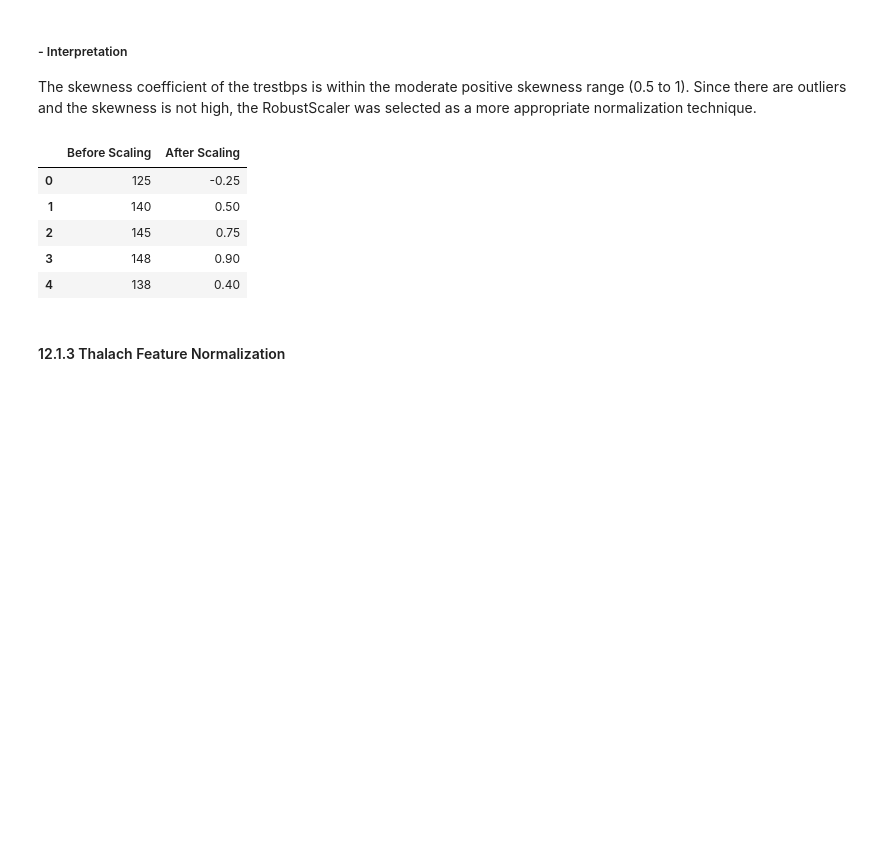
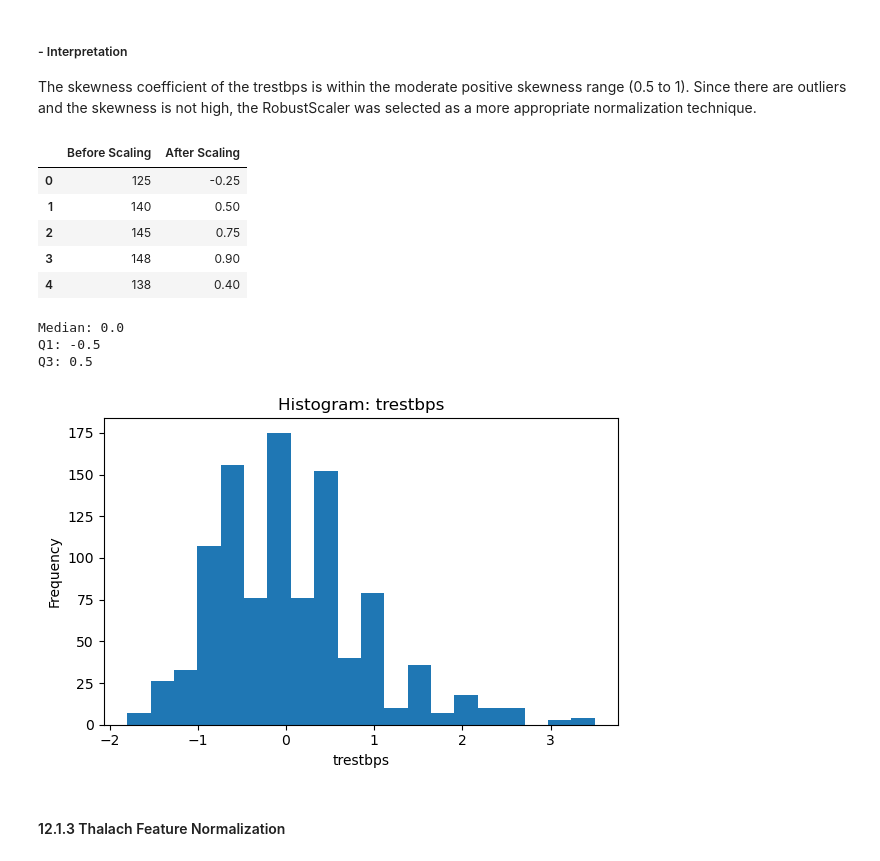
Before and after one commit to Janau00/SWE485-Project-Group9, a Jupyter notebook: Phase1_Data_Exploration.ipynb, the cells around one changed output. Saved outputs shown, nothing was run; the diff lists cells and outputs as text; code cells hidden in the pictures; blank space fills up the shorter version.

```diff
--- a/Phase1_Data_Exploration.ipynb
+++ b/Phase1_Data_Exploration.ipynb
@@ -513,25 +547,42 @@ Since there are outliers and the skewness is not high, the RobustScaler was sele
 # %%
 from sklearn.preprocessing import RobustScaler
 
 trestbps_before=df['trestbps'].copy()
 
 scaler = RobustScaler()
 
 df['trestbps'] = scaler.fit_transform(df[['trestbps']])
 
+#prove the success of the normalization
 trestbps_comparison_table = pd.concat(
     [trestbps_before.head(), df['trestbps'].head()],
     axis=1,
     keys=['Before Scaling', 'After Scaling']
 )
 display(trestbps_comparison_table)
+
+print("Median:", df['trestbps'].median())
+print("Q1:", df['trestbps'].quantile(0.25))
+print("Q3:", df['trestbps'].quantile(0.75))
+
+plt.figure(figsize=(6,4))
+plt.hist(df['trestbps'].dropna(), bins=20)
+plt.title(f"Histogram: {'trestbps'}")
+plt.xlabel('trestbps')
+plt.ylabel("Frequency")
+plt.tight_layout()
+plt.show()
 # %% [output]
 |  | Before Scaling | After Scaling |
 | 0 | 125 | -0.25 |
 | 1 | 140 | 0.50 |
 | 2 | 145 | 0.75 |
 | 3 | 148 | 0.90 |
 | 4 | 138 | 0.40 |
+Median: 0.0
+Q1: -0.5
+Q3: 0.5
+[figure, added]
 # %% [markdown]
 #### 12.1.3 Thalach Feature Normalization
 # %% [markdown]
```
Also changed, not shown: parts of 6 cells of this notebook.
